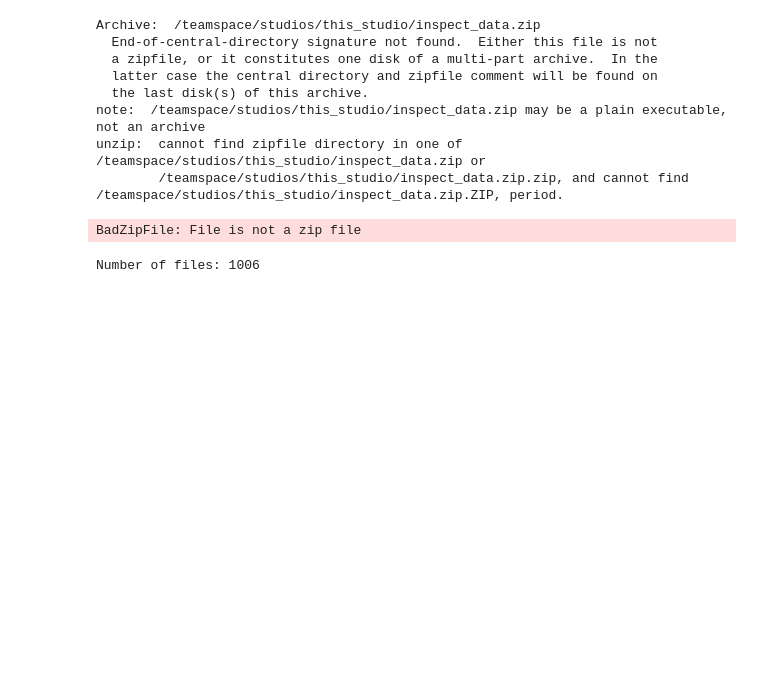
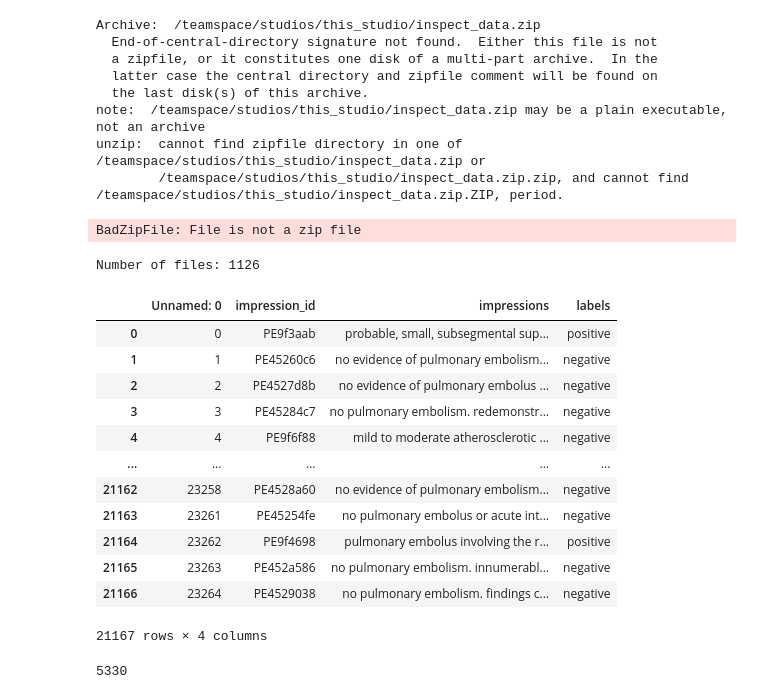
Before and after one commit to sharonct/CTPA-CLIP, a Jupyter notebook: kaggle_data.ipynb, the cells around one changed output. Cells and saved outputs as stored; diff of their text form; code cells hidden in the pictures; blank space fills up the shorter version.

Commit message:
Fetch positive reports

```diff
--- a/kaggle_data.ipynb
+++ b/kaggle_data.ipynb
@@ -78,9 +78,9 @@ BadZipFile: File is not a zip file
 # %%
 import os
 
-directory = "/teamspace/studios/this_studio/inspect/inspect2/CTPA"
+directory = "/teamspace/studios/this_studio/CTPA_positives"
 num_files = len([f for f in os.listdir(directory) if os.path.isfile(os.path.join(directory, f))])
 
 print(f"Number of files: {num_files}")
 # %% [output]
-Number of files: 1006
+Number of files: 1126
@@ -86,0 +91,24 @@ Number of files: 1006
+# %%
+labelled_df = pd.read_csv("/teamspace/studios/this_studio/CTPA-CLIP/data/labelled_data.csv")
+labelled_df
+# %% [output]
+|  | Unnamed: 0 | impression_id | impressions | labels |
+| 0 | 0 | PE9f3aab | probable, small, subsegmental sup... | positive |
+| 1 | 1 | PE45260c6 | no evidence of pulmonary embolism... | negative |
+| 2 | 2 | PE4527d8b | no evidence of pulmonary embolus ... | negative |
+| 3 | 3 | PE45284c7 | no pulmonary embolism. redemonstr... | negative |
+| 4 | 4 | PE9f6f88 | mild to moderate atherosclerotic ... | negative |
+| ... | ... | ... | ... | ... |
+| 21162 | 23258 | PE4528a60 | no evidence of pulmonary embolism... | negative |
+| 21163 | 23261 | PE45254fe | no pulmonary embolus or acute int... | negative |
+| 21164 | 23262 | PE9f4698 | pulmonary embolus involving the r... | positive |
+| 21165 | 23263 | PE452a586 | no pulmonary embolism. innumerabl... | negative |
+| 21166 | 23264 | PE4529038 | no pulmonary embolism. findings c... | negative |
+21167 rows × 4 columns
+# %%
+positives = labelled_df[labelled_df['labels'] == 'positive']
+positive_ids = positives['impression_id'].values.tolist()
+
+print(len(positive_ids))
+# %% [output]
+5330
```
Also changed, not shown: parts of 8 cells of this notebook.
